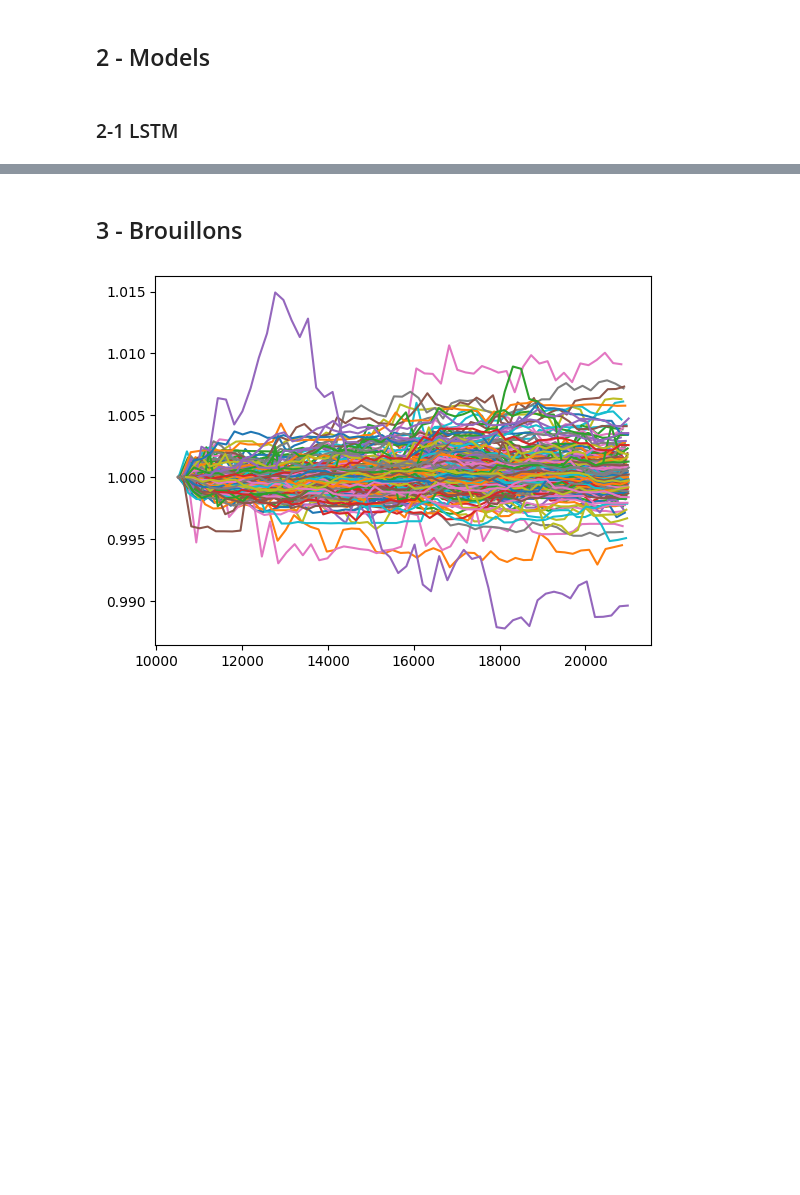
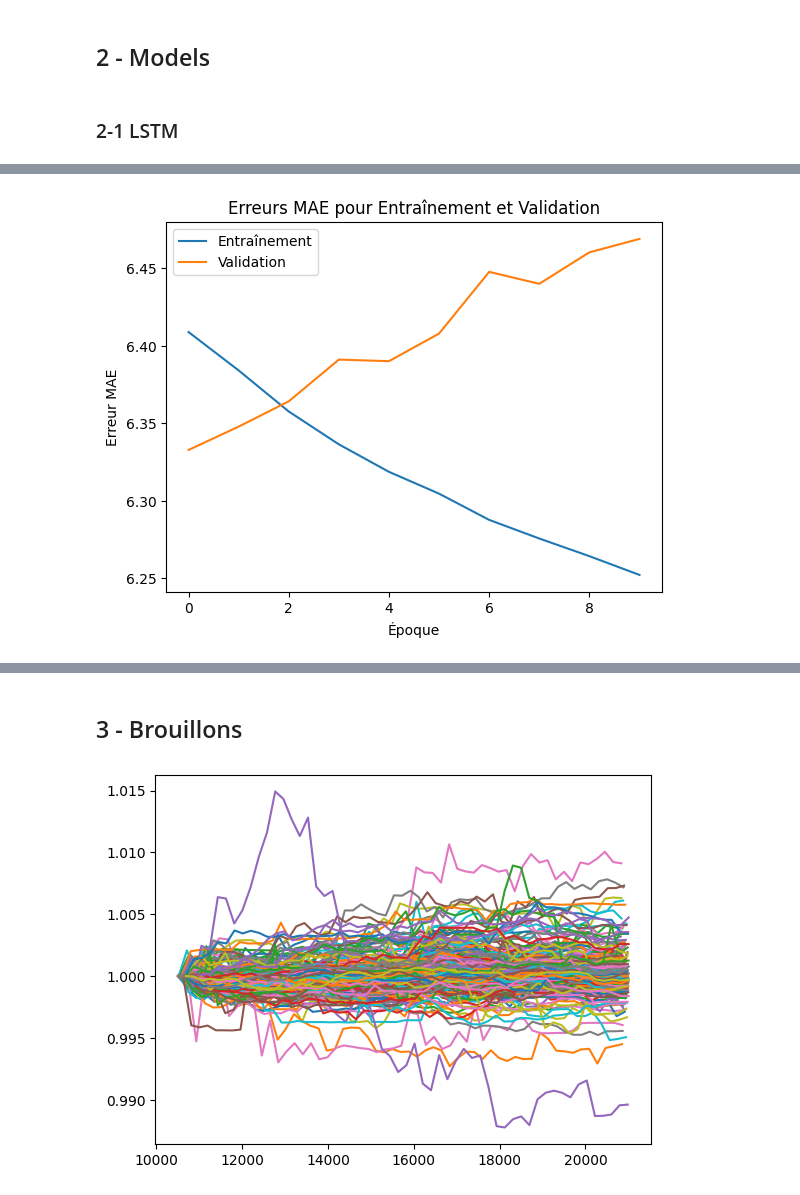
Before and after one commit to LucasTexier/Optiver_challenge, a Jupyter notebook: Project Deep Learning - Test.ipynb, the cells around one changed output, grey strips where cells are left out. Cells and saved outputs as stored; diff of their text form; code cells hidden in the pictures; blank space fills up the shorter version.

```diff
--- a/Project Deep Learning - Test.ipynb
+++ b/Project Deep Learning - Test.ipynb
@@ -318,0 +340,6 @@ X_lstm, y_lstm = prepare_data_for_lstm(X, y, n_steps)
+# %%
+n_steps = 10
+d_in = (n_steps, X.shape[1])
+d_out = y.shape[1]
+learning_rate = 0.01
+data_test = 55 * 50
@@ -318,0 +350,21 @@ X_lstm, y_lstm = prepare_data_for_lstm(X, y, n_steps)
+# %%
+X_lstm, y_lstm = prepare_data_for_lstm(X, y, n_steps)
+
+# Diviser les données en ensembles d'entraînement et de test
+X_train, X_test, y_train, y_test = X_lstm[:-data_test],X_lstm[data_test:],y_lstm[:-data_test],y_lstm[data_test:]
+
+# Créer un modèle LSTM plus complexe
+model = Sequential()
+model.add(LSTM(128, activation='tanh', input_shape=d_in))
+model.add(Dense(d_out))
+
+# Compilation du modèle
+optimizer_legacy = Adam(learning_rate=learning_rate)
+model.compile(optimizer=optimizer_legacy, loss='mae')
+
+# Entraînement du modèle avec validation_data
+history = model.fit(X_train, y_train, epochs=10, batch_size=64, verbose=1, validation_split=0.2)
+
+y_pred = model.predict(X_test)
+loss = model.evaluate(X_test, y_test)
+print(f'Perte (Loss) sur l\'ensemble de test : {loss}')
@@ -318,0 +389,19 @@ X_lstm, y_lstm = prepare_data_for_lstm(X, y, n_steps)
+# %%
+# Récupérer les erreurs MAE pour les ensembles d'entraînement et de validation à chaque époque
+train_mae = history.history['loss']
+val_mae = history.history['val_loss']
+
+# Tracer les courbes et ajouter des légendes
+plt.plot(train_mae, label='Entraînement')
+plt.plot(val_mae, label='Validation')
+
+# Ajouter des titres et des légendes au graphique
+plt.title('Erreurs MAE pour Entraînement et Validation')
+plt.xlabel('Époque')
+plt.ylabel('Erreur MAE')
+plt.legend()
+
+# Afficher le graphique
+plt.show()
+# %% [output]
+[figure, added]
```
Also changed, not shown: parts of 18 cells of this notebook.
